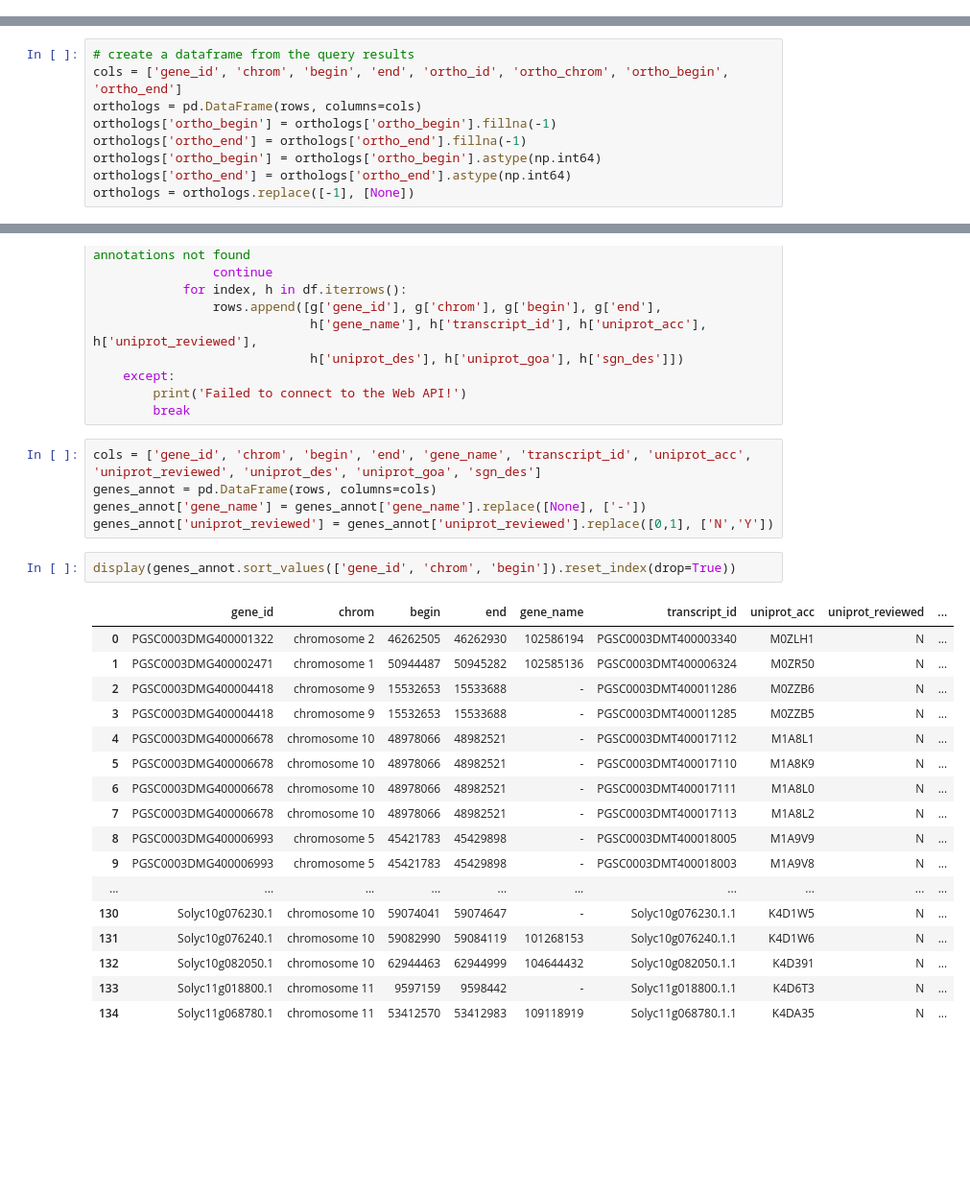
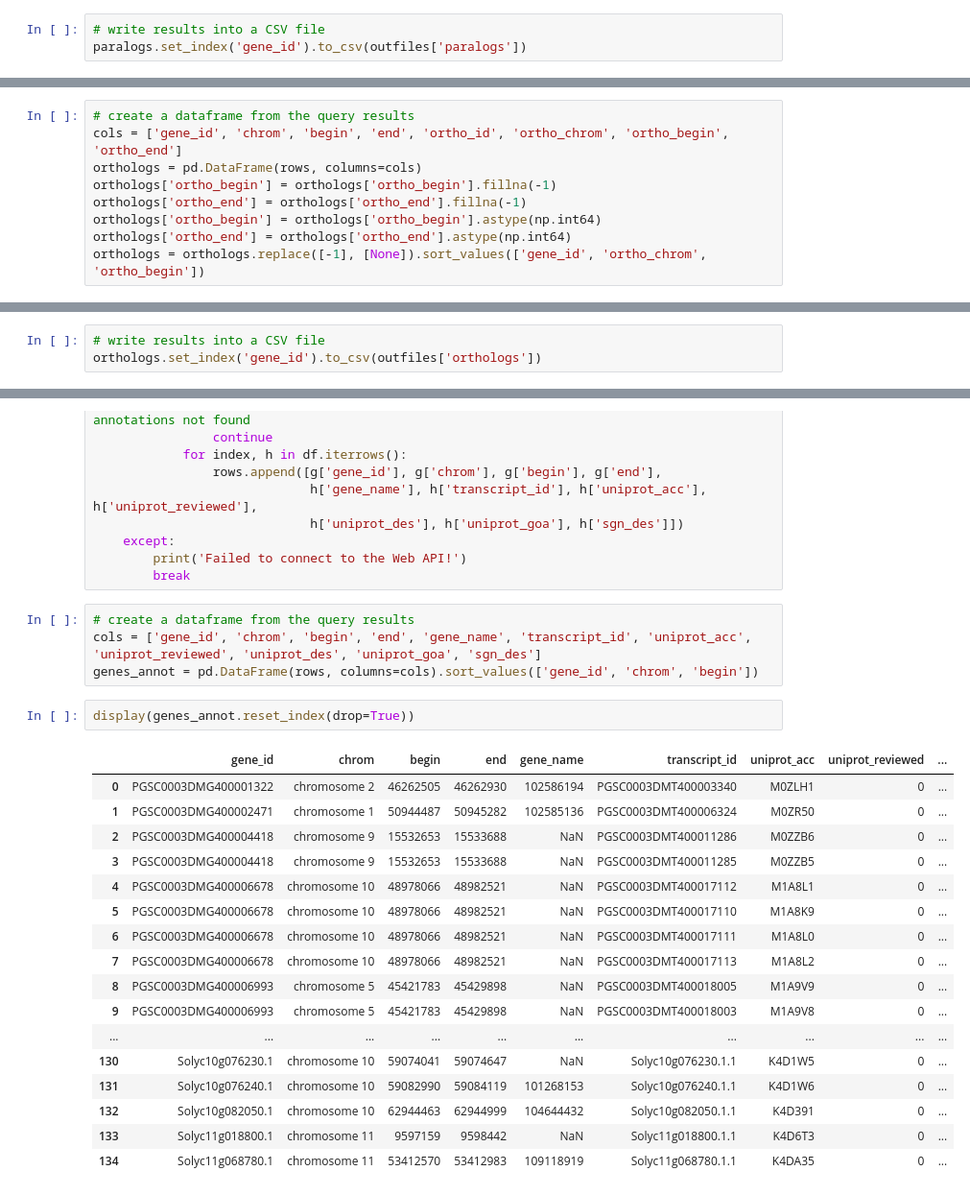
Before and after one commit to candYgene/notebooks, a Jupyter notebook: jupyter/QTL_fruitshape_orthologs.ipynb, the cells around one changed output, grey strips where cells are left out. Shown: that part at 96% size. Saved outputs shown, nothing was run; the diff lists cells and outputs as text; blank space fills up the shorter version.

```diff
--- a/jupyter/QTL_fruitshape_orthologs.ipynb
+++ b/jupyter/QTL_fruitshape_orthologs.ipynb
@@ -141,3 +169,6 @@ display(paralogs.sort_values(['gene_id', 'para_chrom', 'para_begin']).reset_inde
+# %%
+# write results into a CSV file
+paralogs.set_index('gene_id').to_csv(outfiles['paralogs'])
 # %%
 # count paralogs per gene
 display(paralogs.groupby(['gene_id'])['para_id']
@@ -215,4 +248,4 @@ orthologs['ortho_begin'] = orthologs['ortho_begin'].fillna(-1)
 orthologs['ortho_end'] = orthologs['ortho_end'].fillna(-1)
 orthologs['ortho_begin'] = orthologs['ortho_begin'].astype(np.int64)
 orthologs['ortho_end'] = orthologs['ortho_end'].astype(np.int64)
-orthologs = orthologs.replace([-1], [None])
+orthologs = orthologs.replace([-1], [None]).sort_values(['gene_id', 'ortho_chrom', 'ortho_begin'])
@@ -239,3 +272,6 @@ display(orthologs.sort_values(['gene_id', 'ortho_chrom', 'ortho_begin']).reset_i
+# %%
+# write results into a CSV file
+orthologs.set_index('gene_id').to_csv(outfiles['orthologs'])
 # %%
 # count orthologs per gene
 display(orthologs.groupby(['gene_id'])['ortho_id']
@@ -289,27 +327,26 @@ for index, g in genes.iterrows():
         print('Failed to connect to the Web API!')
         break
 # %%
+# create a dataframe from the query results
 cols = ['gene_id', 'chrom', 'begin', 'end', 'gene_name', 'transcript_id', 'uniprot_acc', 'uniprot_reviewed', 'uniprot_des', 'uniprot_goa', 'sgn_des']
-genes_annot = pd.DataFrame(rows, columns=cols)
-genes_annot['gene_name'] = genes_annot['gene_name'].replace([None], ['-'])
-genes_annot['uniprot_reviewed'] = genes_annot['uniprot_reviewed'].replace([0,1], ['N','Y'])
+genes_annot = pd.DataFrame(rows, columns=cols).sort_values(['gene_id', 'chrom', 'begin'])
 # %%
-display(genes_annot.sort_values(['gene_id', 'chrom', 'begin']).reset_index(drop=True))
+display(genes_annot.reset_index(drop=True))
 # %% [output]
 |  | gene_id | chrom | begin | end | gene_name | transcript_id | uniprot_acc | uniprot_reviewed | ... |
-| 0 | PGSC0003DMG400001322 | chromosome 2 | 46262505 | 46262930 | 102586194 | PGSC0003DMT400003340 | M0ZLH1 | N | ... |
-| 1 | PGSC0003DMG400002471 | chromosome 1 | 50944487 | 50945282 | 102585136 | PGSC0003DMT400006324 | M0ZR50 | N | ... |
-| 2 | PGSC0003DMG400004418 | chromosome 9 | 15532653 | 15533688 | - | PGSC0003DMT400011286 | M0ZZB6 | N | ... |
-| 3 | PGSC0003DMG400004418 | chromosome 9 | 15532653 | 15533688 | - | PGSC0003DMT400011285 | M0ZZB5 | N | ... |
-| 4 | PGSC0003DMG400006678 | chromosome 10 | 48978066 | 48982521 | - | PGSC0003DMT400017112 | M1A8L1 | N | ... |
-| 5 | PGSC0003DMG400006678 | chromosome 10 | 48978066 | 48982521 | - | PGSC0003DMT400017110 | M1A8K9 | N | ... |
-| 6 | PGSC0003DMG400006678 | chromosome 10 | 48978066 | 48982521 | - | PGSC0003DMT400017111 | M1A8L0 | N | ... |
-| 7 | PGSC0003DMG400006678 | chromosome 10 | 48978066 | 48982521 | - | PGSC0003DMT400017113 | M1A8L2 | N | ... |
-| 8 | PGSC0003DMG400006993 | chromosome 5 | 45421783 | 45429898 | - | PGSC0003DMT400018005 | M1A9V9 | N | ... |
-| 9 | PGSC0003DMG400006993 | chromosome 5 | 45421783 | 45429898 | - | PGSC0003DMT400018003 | M1A9V8 | N | ... |
+| 0 | PGSC0003DMG400001322 | chromosome 2 | 46262505 | 46262930 | 102586194 | PGSC0003DMT400003340 | M0ZLH1 | 0 | ... |
+| 1 | PGSC0003DMG400002471 | chromosome 1 | 50944487 | 50945282 | 102585136 | PGSC0003DMT400006324 | M0ZR50 | 0 | ... |
+| 2 | PGSC0003DMG400004418 | chromosome 9 | 15532653 | 15533688 | NaN | PGSC0003DMT400011286 | M0ZZB6 | 0 | ... |
+| 3 | PGSC0003DMG400004418 | chromosome 9 | 15532653 | 15533688 | NaN | PGSC0003DMT400011285 | M0ZZB5 | 0 | ... |
+| 4 | PGSC0003DMG400006678 | chromosome 10 | 48978066 | 48982521 | NaN | PGSC0003DMT400017112 | M1A8L1 | 0 | ... |
+| 5 | PGSC0003DMG400006678 | chromosome 10 | 48978066 | 48982521 | NaN | PGSC0003DMT400017110 | M1A8K9 | 0 | ... |
+| 6 | PGSC0003DMG400006678 | chromosome 10 | 48978066 | 48982521 | NaN | PGSC0003DMT400017111 | M1A8L0 | 0 | ... |
+| 7 | PGSC0003DMG400006678 | chromosome 10 | 48978066 | 48982521 | NaN | PGSC0003DMT400017113 | M1A8L2 | 0 | ... |
+| 8 | PGSC0003DMG400006993 | chromosome 5 | 45421783 | 45429898 | NaN | PGSC0003DMT400018005 | M1A9V9 | 0 | ... |
+| 9 | PGSC0003DMG400006993 | chromosome 5 | 45421783 | 45429898 | NaN | PGSC0003DMT400018003 | M1A9V8 | 0 | ... |
 | ... | ... | ... | ... | ... | ... | ... | ... | ... | ... |
-| 130 | Solyc10g076230.1 | chromosome 10 | 59074041 | 59074647 | - | Solyc10g076230.1.1 | K4D1W5 | N | ... |
-| 131 | Solyc10g076240.1 | chromosome 10 | 59082990 | 59084119 | 101268153 | Solyc10g076240.1.1 | K4D1W6 | N | ... |
-| 132 | Solyc10g082050.1 | chromosome 10 | 62944463 | 62944999 | 104644432 | Solyc10g082050.1.1 | K4D391 | N | ... |
-| 133 | Solyc11g018800.1 | chromosome 11 | 9597159 | 9598442 | - | Solyc11g018800.1.1 | K4D6T3 | N | ... |
-| 134 | Solyc11g068780.1 | chromosome 11 | 53412570 | 53412983 | 109118919 | Solyc11g068780.1.1 | K4DA35 | N | ... |
+| 130 | Solyc10g076230.1 | chromosome 10 | 59074041 | 59074647 | NaN | Solyc10g076230.1.1 | K4D1W5 | 0 | ... |
+| 131 | Solyc10g076240.1 | chromosome 10 | 59082990 | 59084119 | 101268153 | Solyc10g076240.1.1 | K4D1W6 | 0 | ... |
+| 132 | Solyc10g082050.1 | chromosome 10 | 62944463 | 62944999 | 104644432 | Solyc10g082050.1.1 | K4D391 | 0 | ... |
+| 133 | Solyc11g018800.1 | chromosome 11 | 9597159 | 9598442 | NaN | Solyc11g018800.1.1 | K4D6T3 | 0 | ... |
+| 134 | Solyc11g068780.1 | chromosome 11 | 53412570 | 53412983 | 109118919 | Solyc11g068780.1.1 | K4DA35 | 0 | ... |
```
Also changed, not shown: parts of 22 cells of this notebook, 4 other files.
